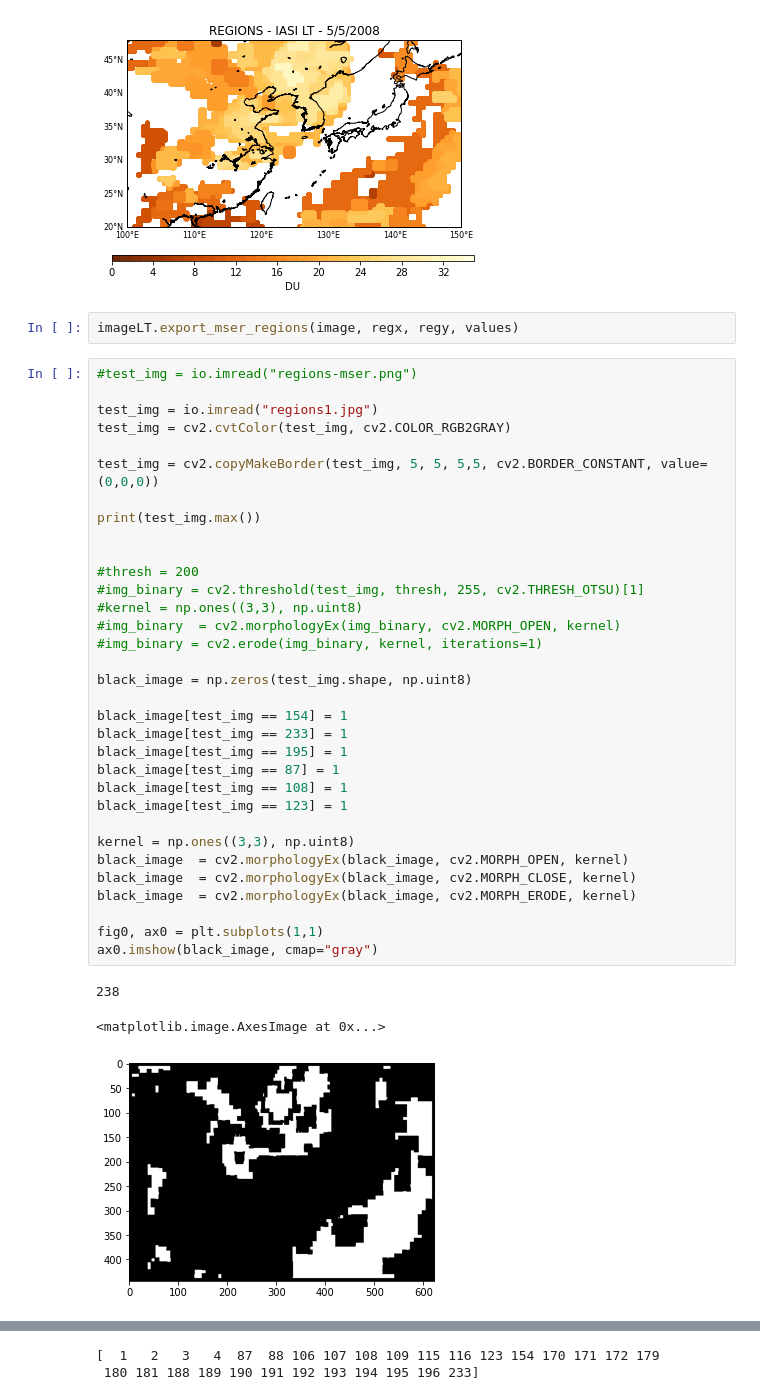
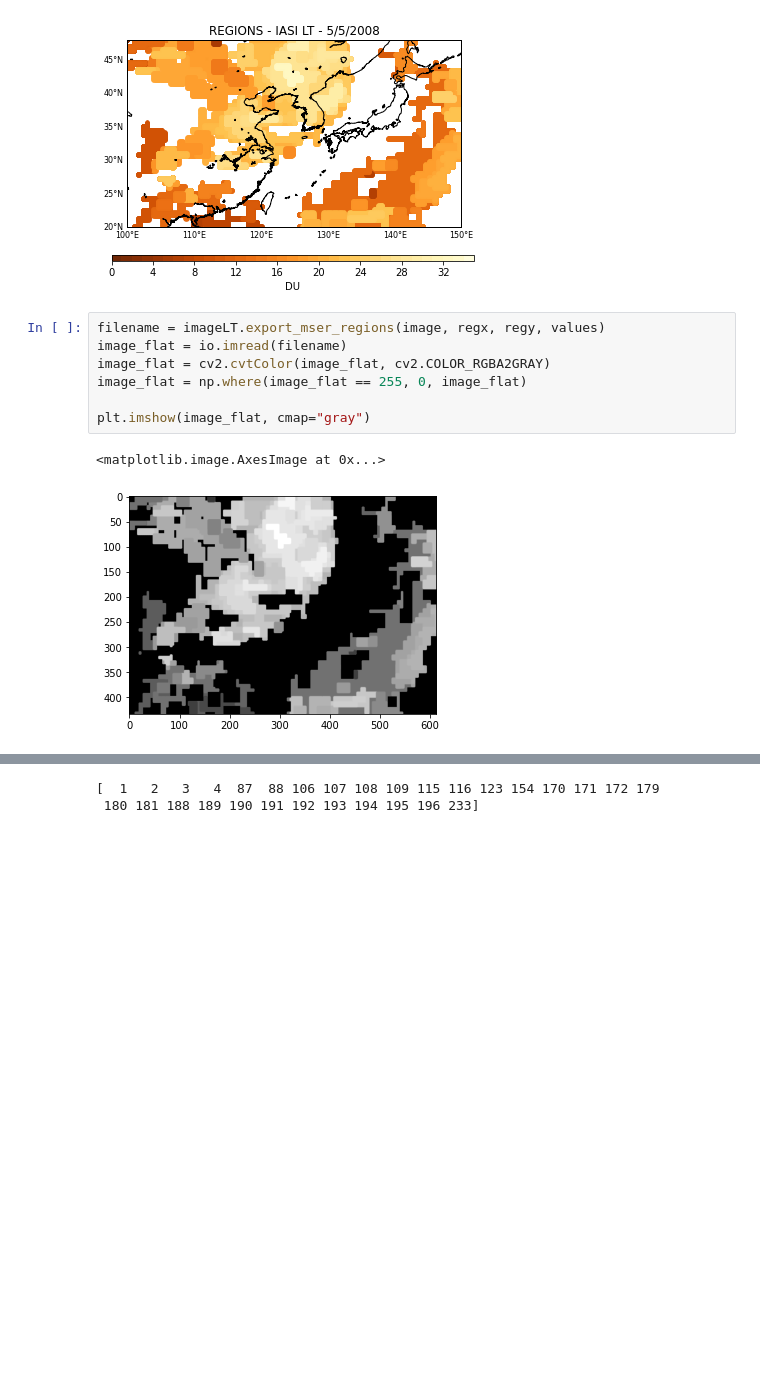
Before and after one commit to kmiloarguello/ozone-pollution, a Jupyter notebook: main.ipynb, the cells around one changed output, grey strips where cells are left out. Cells and saved outputs as stored; diff of their text form; blank space fills up the shorter version.

```diff
--- a/main.ipynb
+++ b/main.ipynb
@@ -1039,42 +1041,13 @@ imageLT.plot_mser_final_regions(image, regx, regy, values)
 with cmap (0.996078431372549, 0.6925797770088428, 0.24259900038446752, 1.0)
 with color (0.996078431372549, 0.6925797770088428, 0.24259900038446752)
 [figure]
-# %%
-imageLT.export_mser_regions(image, regx, regy, values)
-# %%
-#test_img = io.imread("regions-mser.png")
-
-test_img = io.imread("regions1.jpg")
-test_img = cv2.cvtColor(test_img, cv2.COLOR_RGB2GRAY)
-
-test_img = cv2.copyMakeBorder(test_img, 5, 5, 5,5, cv2.BORDER_CONSTANT, value=(0,0,0))
-
-print(test_img.max())
-
-
-#thresh = 200
-#img_binary = cv2.threshold(test_img, thresh, 255, cv2.THRESH_OTSU)[1]
-#kernel = np.ones((3,3), np.uint8)
-#img_binary  = cv2.morphologyEx(img_binary, cv2.MORPH_OPEN, kernel)
-#img_binary = cv2.erode(img_binary, kernel, iterations=1)
-
-black_image = np.zeros(test_img.shape, np.uint8)
-
-black_image[test_img == 154] = 1
-black_image[test_img == 233] = 1
-black_image[test_img == 195] = 1
-black_image[test_img == 87] = 1
-black_image[test_img == 108] = 1
-black_image[test_img == 123] = 1
-
-kernel = np.ones((3,3), np.uint8)
-black_image  = cv2.morphologyEx(black_image, cv2.MORPH_OPEN, kernel)
-black_image  = cv2.morphologyEx(black_image, cv2.MORPH_CLOSE, kernel)
-black_image  = cv2.morphologyEx(black_image, cv2.MORPH_ERODE, kernel)
-
-fig0, ax0 = plt.subplots(1,1)
-ax0.imshow(black_image, cmap="gray")
-# %% [output]
-238
-<matplotlib.image.AxesImage at 0x...>
-[figure, removed]
+# %%
+filename = imageLT.export_mser_regions(image, regx, regy, values)
+image_flat = io.imread(filename)
+image_flat = cv2.cvtColor(image_flat, cv2.COLOR_RGBA2GRAY)
+image_flat = np.where(image_flat == 255, 0, image_flat)
+
+plt.imshow(image_flat, cmap="gray")
+# %% [output]
+<matplotlib.image.AxesImage at 0x...>
+[figure, added]
```
Also changed, not shown: parts of 7 cells of this notebook.
